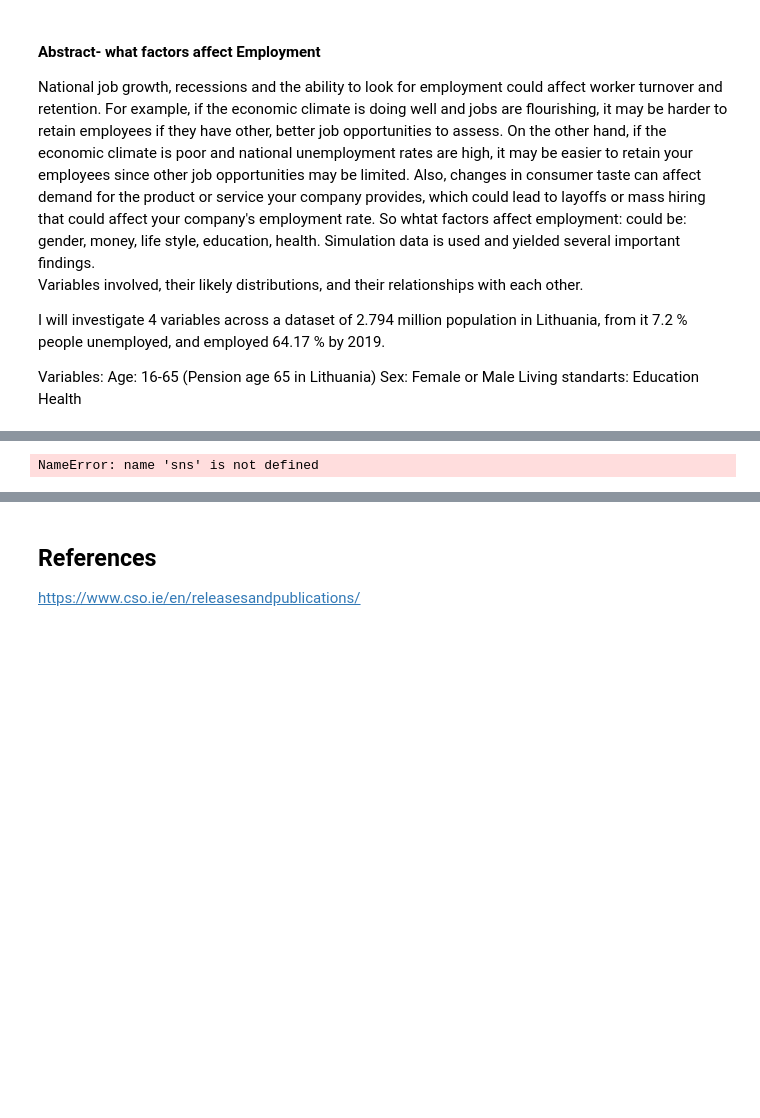
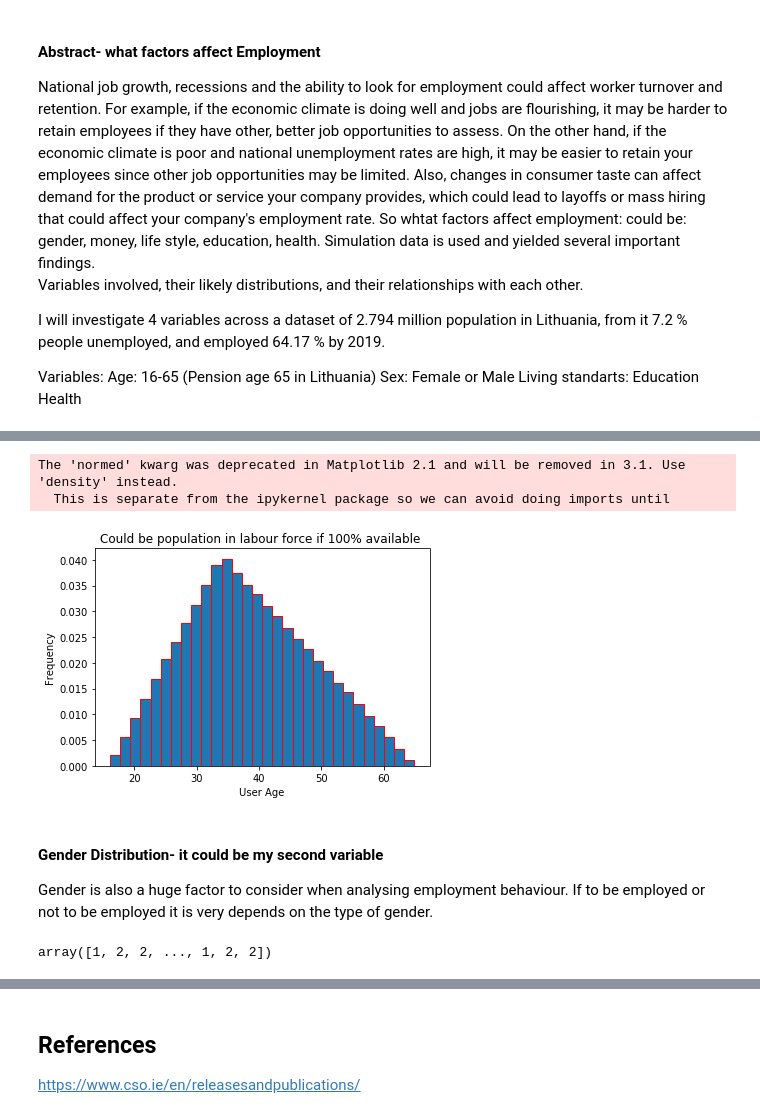
Before and after one commit to rituteval/Programming-DA--PROJECT, a Jupyter notebook: Programming DA- PROJECT.ipynb, the cells around one changed output, grey strips where cells are left out. Cells and saved outputs as stored; diff of their text form; code cells hidden in the pictures; blank space fills up the shorter version.

Commit message:
Added one more histogram

```diff
--- a/Programming DA- PROJECT.ipynb
+++ b/Programming DA- PROJECT.ipynb
@@ -113,5 +109,24 @@ np.mean(age)
-# %%
-import pandas as pd
-sns.distplot(age, bins=30)
-# %% [output]
-NameError: name 'sns' is not defined
+# %%
+# Create plot
+plt.hist(np.random.triangular(16, 34, 65, 279400), bins=30,
+             normed=True, edgecolor='r')
+plt.ylabel('Frequency') # Labeled y axis
+plt.xlabel('User Age') # Labeled x axis
+plt.title('Could be population in labour force if 100% available ') # Added title
+plt.show() # Showed Plot
+# %% [output]
+The 'normed' kwarg was deprecated in Matplotlib 2.1 and will be removed in 3.1. Use 'density' instead.
+  This is separate from the ipykernel package so we can avoid doing imports until
+[figure, added]
+# %% [markdown]
+
+ ####  Gender Distribution-  it could be my second variable
+
+Gender is also a huge factor to consider when analysing employment behaviour. If to be employed or not to be employed it is very depends on the type of gender.
+# %%
+np.random.seed(12345) #Seeded for that numbers stay the same every time
+#Marked gender as - Male = 1 , Female = 2
+gender = np.random.randint(1, 3, 279400)
+gender
+# %% [output]
+array([1, 2, 2, ..., 1, 2, 2])
```
Also changed, not shown: parts of 7 cells of this notebook.
